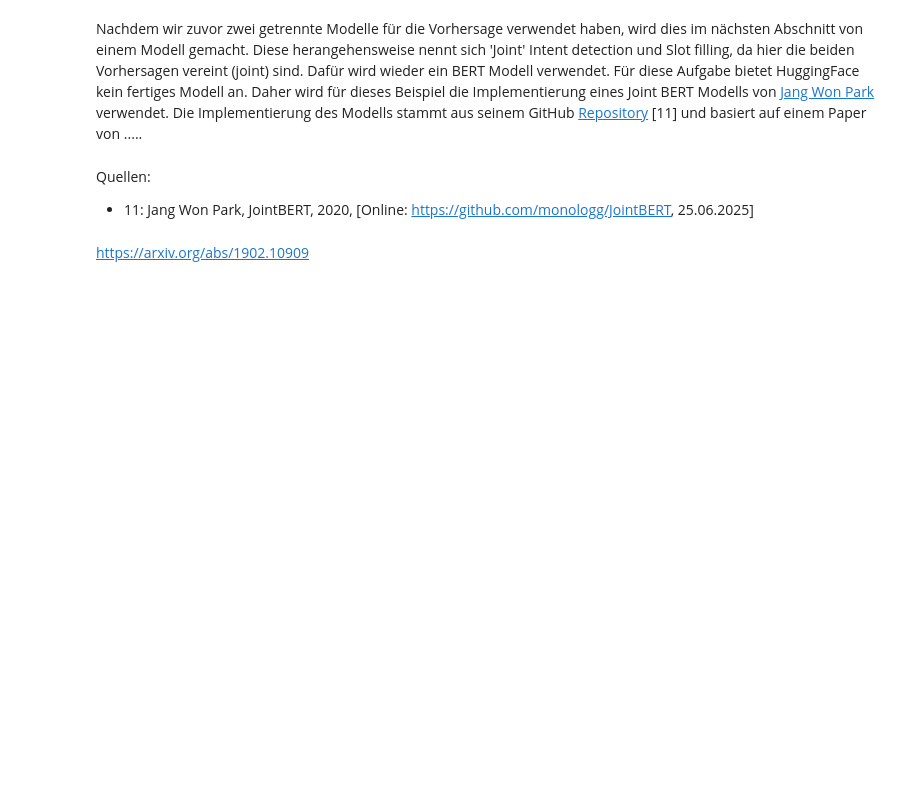
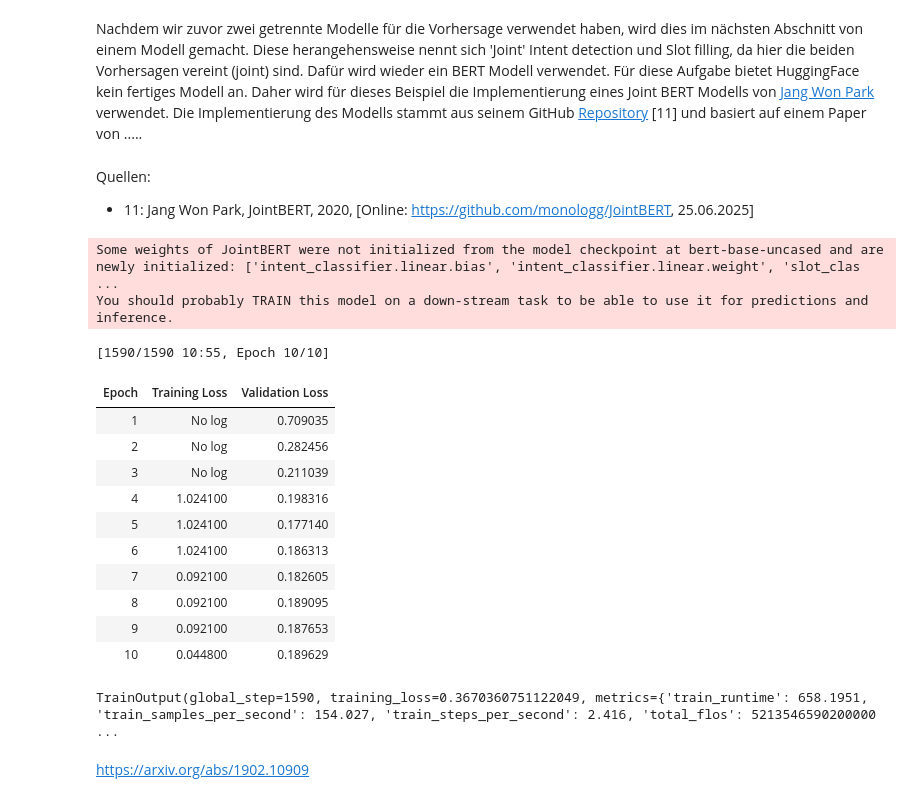
Before and after one commit to TTomczek/nlp-intent-and-slot-filling, a Jupyter notebook: joint-intent-detection-and-slot-filling.ipynb, the cells around one changed output. Drawn from its saved outputs; the diff is of its cells as text; code cells hidden in the pictures; blank space fills up the shorter version.

```diff
--- a/joint-intent-detection-and-slot-filling.ipynb
+++ b/joint-intent-detection-and-slot-filling.ipynb
@@ -706,37 +880,85 @@ class JointBERT(BertPreTrainedModel):
         outputs = (total_loss,) + outputs
 
         return outputs
+# %%
+class JointDataset(torch.utils.data.Dataset):
+    def __init__(self, features):
+        self.features = features
+
+    def __len__(self):
+        return len(self.features)
+
+    def __getitem__(self, idx):
+        feature = self.features[idx]
+        return {
+            "input_ids": torch.tensor(feature.input_ids, dtype=torch.long),
+            "attention_mask": torch.tensor(feature.attention_mask, dtype=torch.long),
+            "token_type_ids": torch.tensor(feature.token_type_ids, dtype=torch.long),
+            "intent_label_ids": torch.tensor(feature.intent_label_id, dtype=torch.long),
+            "slot_labels_ids": torch.tensor(feature.slot_labels_ids, dtype=torch.long),
+        }
+# %%
+slots_iter = corpus.slots()
+sentences_iter = corpus.sentences()
+
+processor = JointProcessor(corpus.all_labels(), corpus.all_slots())
+examples = processor.create_examples(corpus.sentences(), corpus.intents(), corpus.slots())
+
+features = convert_examples_to_features(examples=examples, max_seq_len=100, tokenizer=tokenizer)
+train_features, test_features = train_test_split(features, test_size=0.3, random_state=42)
+
+train_joint_dataset = JointDataset(train_features)
+test_joint_dataset = JointDataset(test_features)
 # %%
 device = torch.device("cuda" if torch.cuda.is_available() else "cpu")
 
+intent_labels = set(corpus.all_labels())
+slot_labels = set(corpus.all_slots())
+
 model_name = "bert-base-uncased"
 joint_config = BertConfig.from_pretrained(model_name)
-model_joint = JointBERT.from_pretrained(model_name, config=joint_config, intent_label_lst=dsjnfnsdf, slot_label_lst=jdsifj)
+joint_args = Namespace(dropout_rate=0.1, use_crf=False, ignore_index=-100, slot_loss_coef=1.0)
+model_joint = JointBERT.from_pretrained(model_name, config=joint_config, args=joint_args, intent_label_lst=intent_labels, slot_label_lst=slot_labels)
 model_joint.to(device)
 
 training_args_joint = TrainingArguments(
     output_dir="./joint_results",
     learning_rate=2e-5,
     per_device_train_batch_size=16,
     per_device_eval_batch_size=16,
     num_train_epochs=10,
     eval_strategy="epoch",
     logging_dir='./logs',
     report_to=[],
 )
 
 data_collator = DataCollatorWithPadding(tokenizer, pad_to_multiple_of=None)
 
 trainer_joint = Trainer(
     model=model_joint,
     args=training_args_joint,
     tokenizer=tokenizer,
-    data_collator=data_collator,
-    train_dataset=,
-    eval_dataset=,
+    train_dataset=train_joint_dataset,
+    eval_dataset=test_joint_dataset,
 )
 
 trainer_joint.train()
+# %% [output]
+Some weights of JointBERT were not initialized from the model checkpoint at bert-base-uncased and are newly initialized: ['intent_classifier.linear.bias', 'intent_classifier.linear.weight', 'slot_clas ...
+You should probably TRAIN this model on a down-stream task to be able to use it for predictions and inference.
+[1590/1590 10:55, Epoch 10/10]
+| Epoch | Training Loss | Validation Loss |
+| 1 | No log | 0.709035 |
+| 2 | No log | 0.282456 |
+| 3 | No log | 0.211039 |
+| 4 | 1.024100 | 0.198316 |
+| 5 | 1.024100 | 0.177140 |
+| 6 | 1.024100 | 0.186313 |
+| 7 | 0.092100 | 0.182605 |
+| 8 | 0.092100 | 0.189095 |
+| 9 | 0.092100 | 0.187653 |
+| 10 | 0.044800 | 0.189629 |
+TrainOutput(global_step=1590, training_loss=0.3670360751122049, metrics={'train_runtime': 658.1951, 'train_samples_per_second': 154.027, 'train_steps_per_second': 2.416, 'total_flos': 5213546590200000 ...
 # %% [markdown]
 https://arxiv.org/abs/1902.10909
 # %% [markdown]
```
Also changed, not shown: parts of 8 cells of this notebook, 30 other files.
